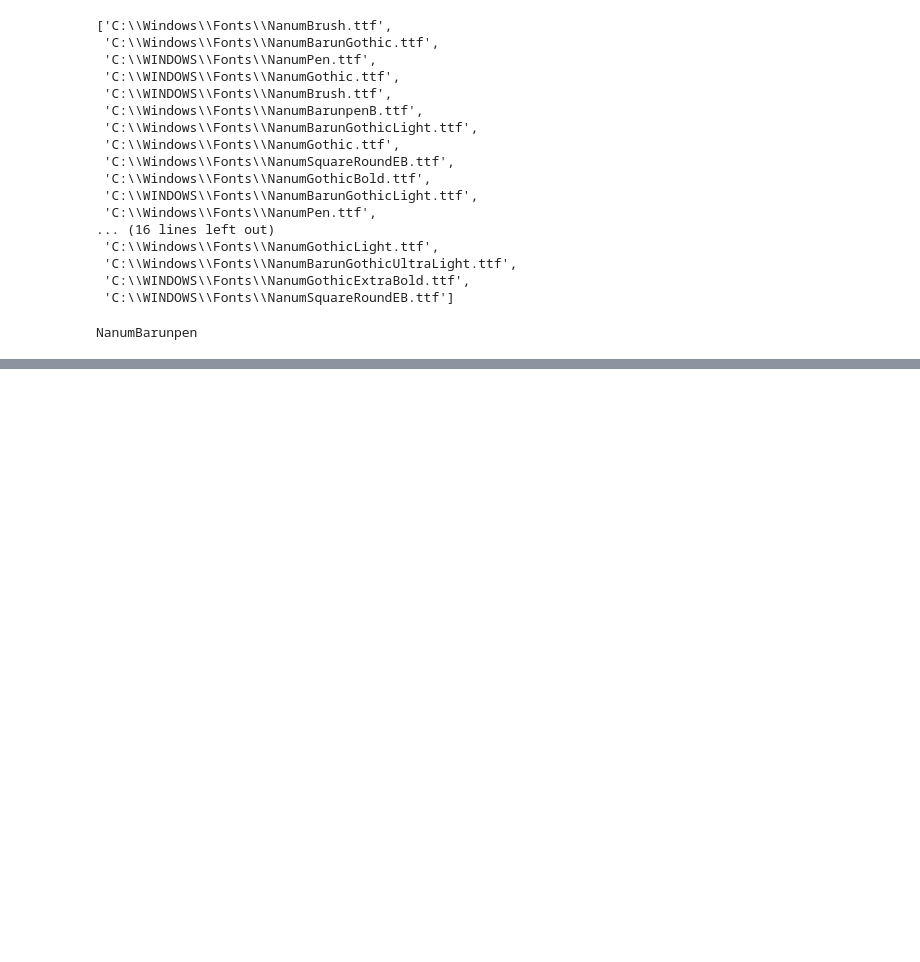
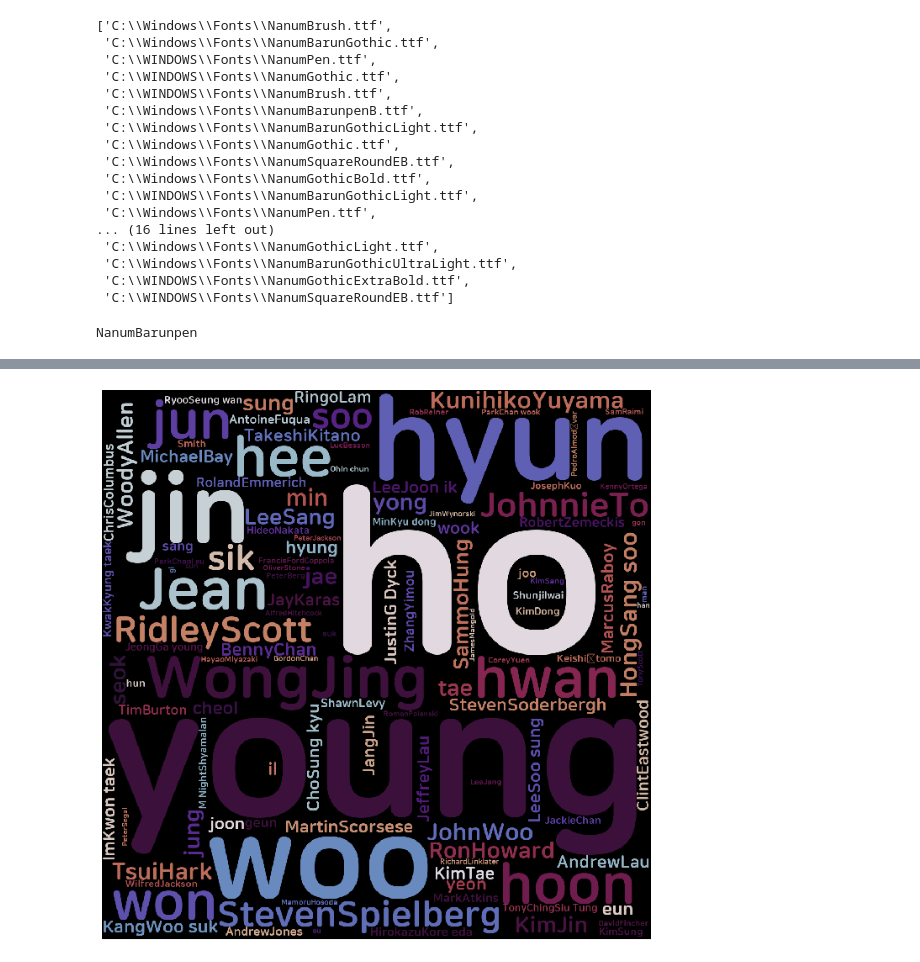
Before and after one commit to 0jipy/project_JI, a Jupyter notebook: 0.Model/02.M1_total.ipynb, the cells around one changed output, grey strips where cells are left out. Saved outputs shown, nothing was run; the diff lists cells and outputs as text; code cells hidden in the pictures; blank space fills up the shorter version.

```diff
--- a/0.Model/02.M1_total.ipynb
+++ b/0.Model/02.M1_total.ipynb
@@ -1016,0 +1037,37 @@ NanumBarunpen
+# %%
+NGwords = ['하지만', '함께', '자신의','어느','그리고','있는','그의','위해', '그녀는', '없는', '한다','그는','그러나','다시','그녀의']
+
+stop = set(STOPWORDS)
+for NGword in NGwords:
+    for x in df['director'].values:
+        try:
+            if len(x) <= 3 :
+                NGwords.add(x)
+        except:
+            pass
+    stop.add(NGword)
+stop
+# %%
+# 감독. 출연배우 시각화
+
+# 불용어 셋팅.
+# NGwords = ['하지만', '함께', '자신의','어느','그리고','있는','그의','위해', '그녀는', '없는', '한다','그는','그러나','다시','그녀의']
+
+# stop = set(STOPWORDS)
+# for NGword in NGwords:
+#     for x in df['director'].values:
+#         if len(x) <= 3 :
+#             NGwords.add(x)
+#     stop.add(NGword)
+
+
+from wordcloud import WordCloud, STOPWORDS
+text = '/'.join([x for x in df['director'] if type(x) != float])
+plt.rcParams['figure.figsize'] = (12,12)
+wordcloud = WordCloud(font_path = 'C:\\WINDOWS\\Fonts\\NanumSquareRoundEB.ttf',
+                    stopwords=stop, background_color = 'black', colormap='twilight_shifted_r', width = 1200, height = 1200, max_words = 121).generate(text)
+plt.imshow(wordcloud)
+plt.axis('off')
+plt.show()
+# %% [output]
+[figure, added]
```
Also changed, not shown: parts of 6 cells of this notebook, 4 other files.
